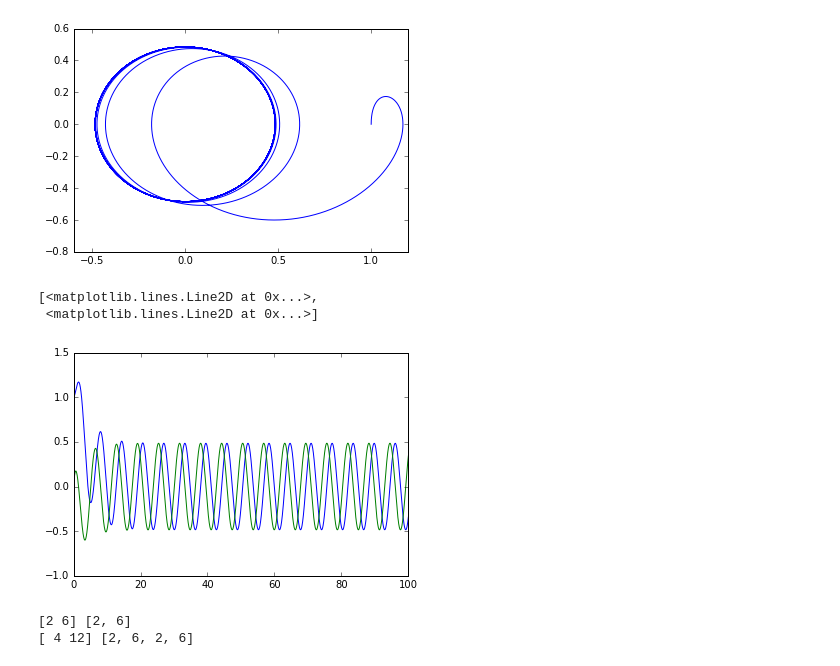
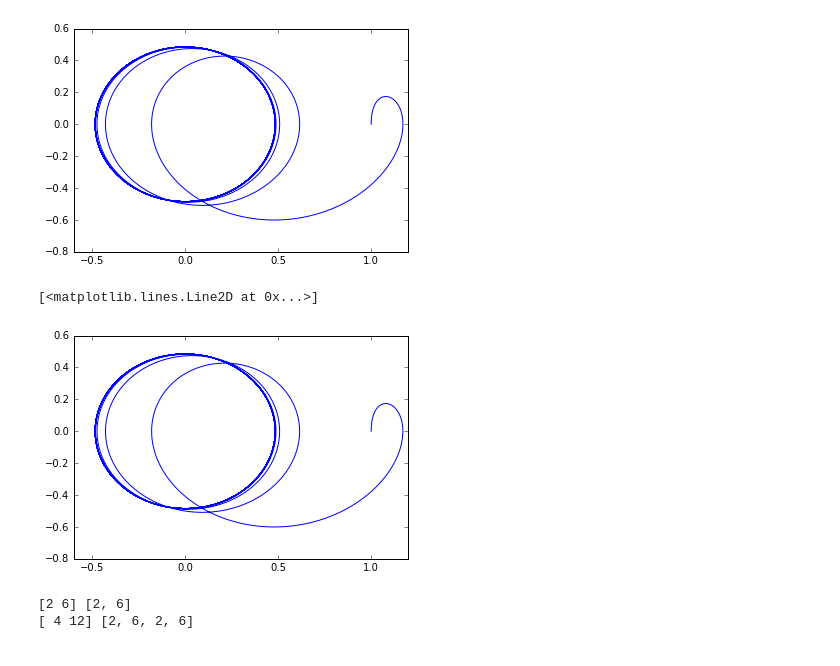
Before and after one commit to jatib/integradores, a Jupyter notebook: Integrar_varias_dimensiones_mejorado.ipynb, the cells around one changed output. Saved outputs shown, nothing was run; the diff lists cells and outputs as text; code cells hidden in the pictures.

```diff
--- a/Integrar_varias_dimensiones_mejorado.ipynb
+++ b/Integrar_varias_dimensiones_mejorado.ipynb
@@ -91,10 +91,9 @@ def rk2(ec,p_ini,x,h = 0.1):
 # %%
 t,y = rk2(p2,[1,0],[0,100],0.001)
 #t2,y2 = integra2(p,dp,[1,0],[0,100],0.1)
-plot(t,y)
-#plot(y[:,0],y[:,1])
+#plot(t,y)
+plot(y[:,0],y[:,1])
 #plot(y2[:,0],y2[:,1])
 # %% [output]
-[<matplotlib.lines.Line2D at 0x...>,
- <matplotlib.lines.Line2D at 0x...>]
+[<matplotlib.lines.Line2D at 0x...>]
-[figure, old version]
+[figure, new version]
```
Also changed, not shown: parts of 2 cells of this notebook.
